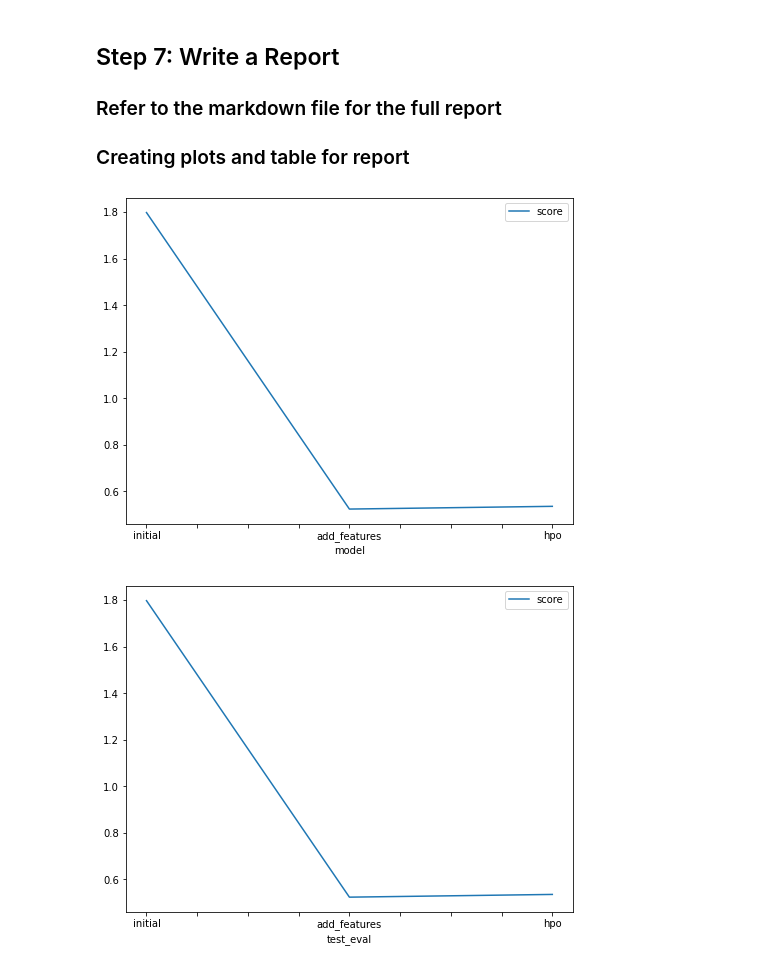
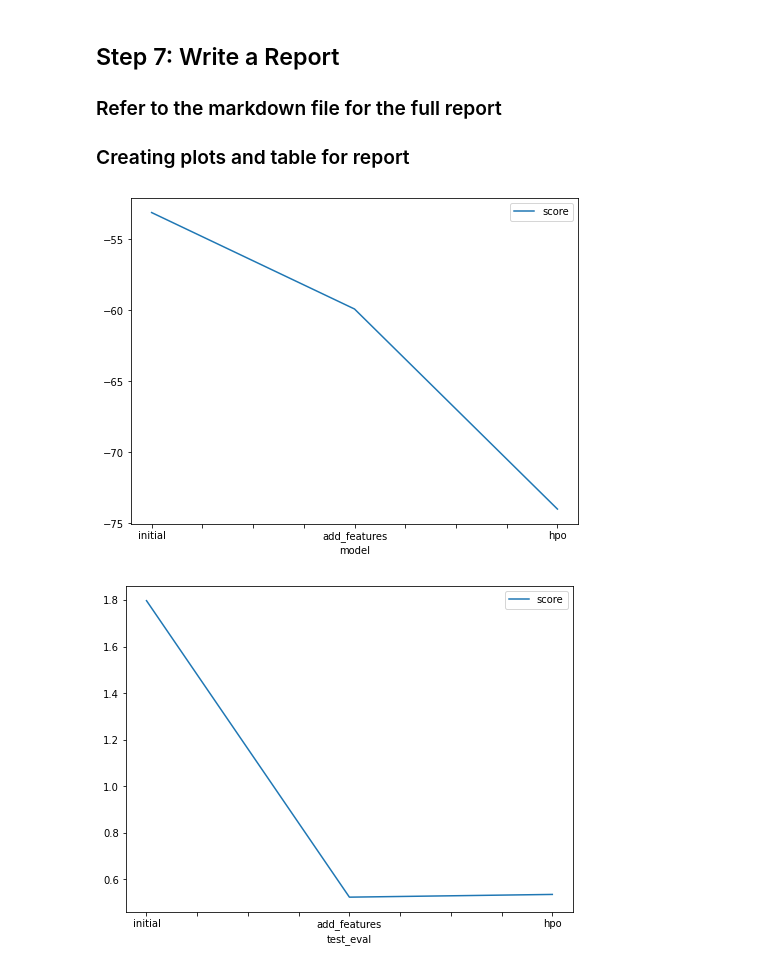
Before and after one commit to Emmanuel-Samuel/AWS-MLE-Bike-Sharing-Demand-2023, a Jupyter notebook: project-template.ipynb, the cells around one changed output. Cells and saved outputs as stored; diff of their text form; code cells hidden in the pictures.

```diff
--- a/project-template.ipynb
+++ b/project-template.ipynb
@@ -791,15 +791,15 @@ submission_new_hpo.csv       2023-05-28 04:00:26  new features with hyperparamet
 # %%
 # Taking the top model score from each training run and creating a line plot to show improvement
 # You can create these in the notebook and save them to PNG or use some other tool (e.g. google sheets, excel)
 fig = pd.DataFrame(
     {
         "model": ["initial", "add_features", "hpo"],
-        "score": [1.79771, 0.52315, 0.53490]
+        "score": [-53.129976, -59.920385, -74.004717]
     }
 ).plot(x="model", y="score", figsize=(8, 6)).get_figure()
 fig.savefig('model_train_score.png')
 # %% [output]
-[figure, old version]
+[figure, new version]
 # %%
 # Take the 3 kaggle scores and creating a line plot to show improvement
 fig = pd.DataFrame(
```
Also changed, not shown: 1 other file.
